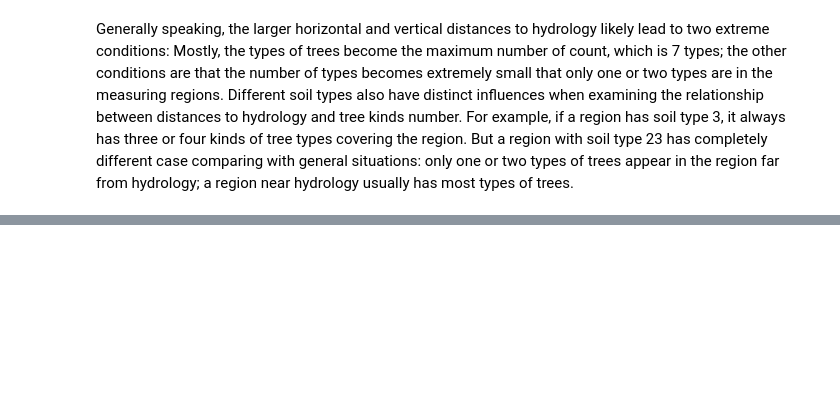
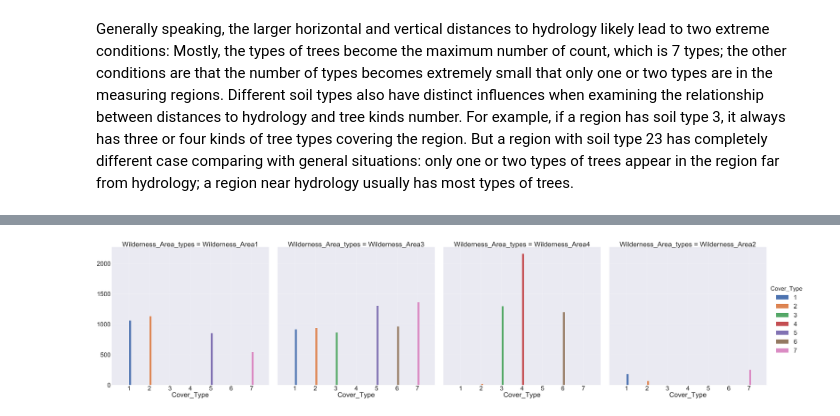
Before and after one commit to vbienridy/DS5500-Spring2020-Forest-CoverType, a Jupyter notebook: DS5500_Proposal_EDA.ipynb, the cells around one changed output, grey strips where cells are left out. Saved outputs shown, nothing was run; the diff lists cells and outputs as text; code cells hidden in the pictures; blank space fills up the shorter version.

```diff
--- a/DS5500_Proposal_EDA.ipynb
+++ b/DS5500_Proposal_EDA.ipynb
@@ -133,0 +116,7 @@ list(df_train)
+# %%
+sns.set(font_scale=6)
+figure5 = sns.FacetGrid(df_train, col = 'Wilderness_Area_types', hue="Cover_Type", size= 25).map(
+    plt.hist, "Cover_Type").add_legend()
+figure5.fig.savefig("figure5.png")
+# %% [output]
+[figure, added]
```
Also changed, not shown: parts of 15 cells of this notebook.
